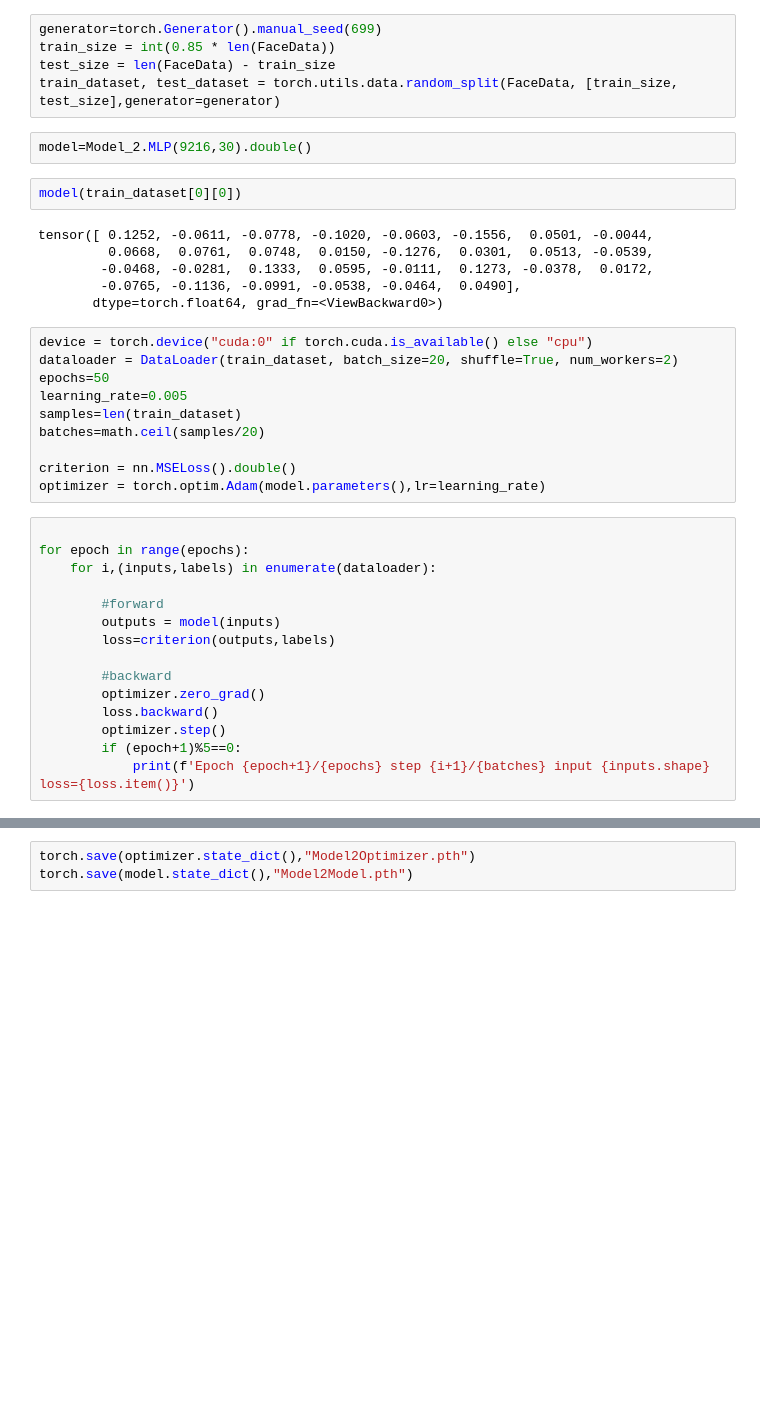
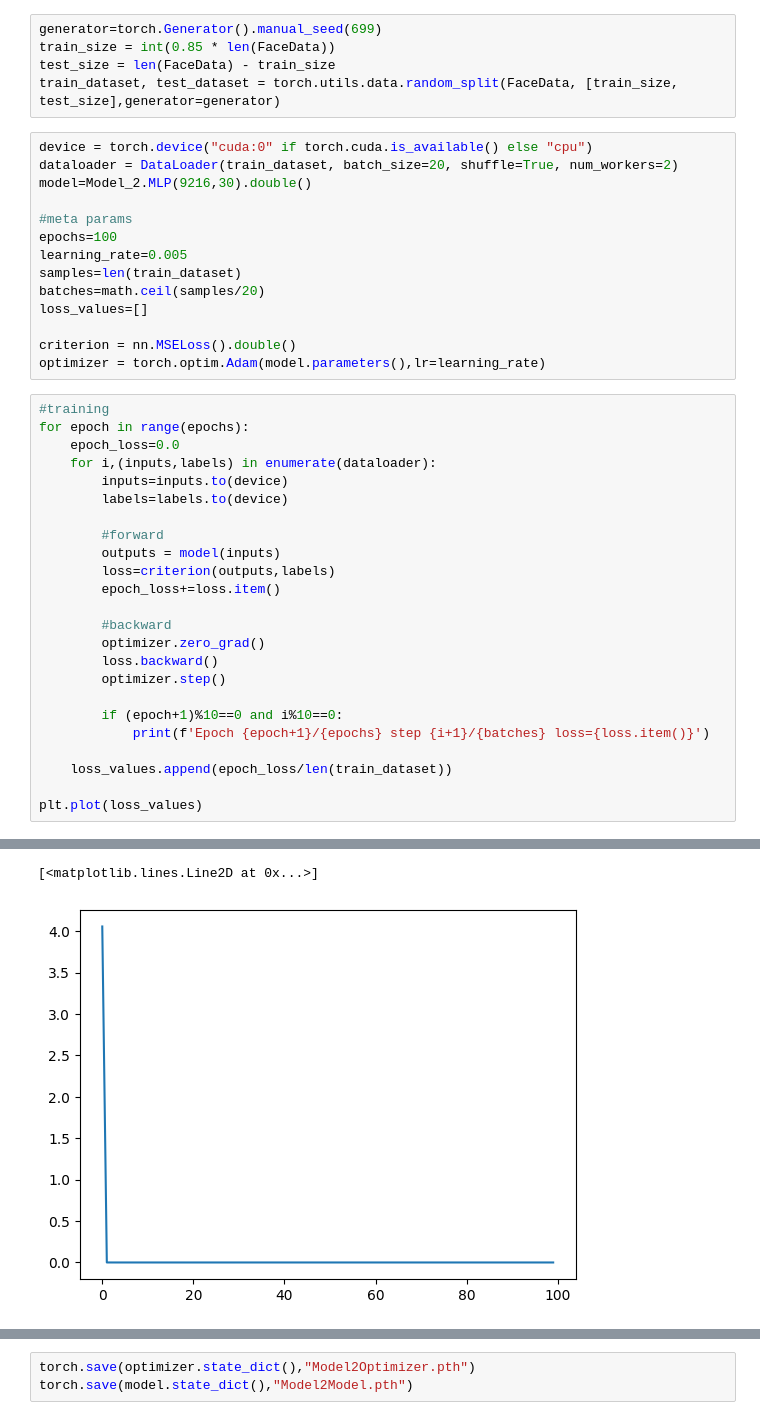
Before and after one commit to PioRow/WTUM_2024_zespol_4, a Jupyter notebook: MLPModel/Training_2.ipynb, the cells around one changed output, grey strips where cells are left out. Cells and saved outputs as stored; diff of their text form; blank space fills up the shorter version.

```diff
--- a/MLPModel/Training_2.ipynb
+++ b/MLPModel/Training_2.ipynb
@@ -12,39 +13,42 @@ generator=torch.Generator().manual_seed(699)
 train_size = int(0.85 * len(FaceData))
 test_size = len(FaceData) - train_size
 train_dataset, test_dataset = torch.utils.data.random_split(FaceData, [train_size, test_size],generator=generator)
-# %%
-model=Model_2.MLP(9216,30).double()
-# %%
-model(train_dataset[0][0])
-# %% [output]
-tensor([ 0.1252, -0.0611, -0.0778, -0.1020, -0.0603, -0.1556,  0.0501, -0.0044,
-         0.0668,  0.0761,  0.0748,  0.0150, -0.1276,  0.0301,  0.0513, -0.0539,
-        -0.0468, -0.0281,  0.1333,  0.0595, -0.0111,  0.1273, -0.0378,  0.0172,
-        -0.0765, -0.1136, -0.0991, -0.0538, -0.0464,  0.0490],
-       dtype=torch.float64, grad_fn=<ViewBackward0>)
 # %%
 device = torch.device("cuda:0" if torch.cuda.is_available() else "cpu")
 dataloader = DataLoader(train_dataset, batch_size=20, shuffle=True, num_workers=2)
-epochs=50
+model=Model_2.MLP(9216,30).double()
+
+#meta params
+epochs=100
 learning_rate=0.005
 samples=len(train_dataset)
 batches=math.ceil(samples/20)
+loss_values=[]
 
 criterion = nn.MSELoss().double()
 optimizer = torch.optim.Adam(model.parameters(),lr=learning_rate)
 # %%
-
+#training
 for epoch in range(epochs):
+    epoch_loss=0.0
     for i,(inputs,labels) in enumerate(dataloader):
+        inputs=inputs.to(device)
+        labels=labels.to(device)
 
         #forward
         outputs = model(inputs)
         loss=criterion(outputs,labels)
+        epoch_loss+=loss.item()
 
         #backward
         optimizer.zero_grad()
         loss.backward()
         optimizer.step()
-        if (epoch+1)%5==0:
-            print(f'Epoch {epoch+1}/{epochs} step {i+1}/{batches} input {inputs.shape} loss={loss.item()}')
+
+        if (epoch+1)%10==0 and i%10==0:
+            print(f'Epoch {epoch+1}/{epochs} step {i+1}/{batches} loss={loss.item()}')
+
+    loss_values.append(epoch_loss/len(train_dataset))
+
+plt.plot(loss_values)
 # %% [output]
@@ -68 +72,3 @@ Epoch 50/50 step 182/182 input torch.Size([18, 9216]) loss=0.003616041193326227
+[<matplotlib.lines.Line2D at 0x...>]
+[figure, added]
 # %%
```
Also changed, not shown: parts of 6 cells of this notebook, 1 other file.
